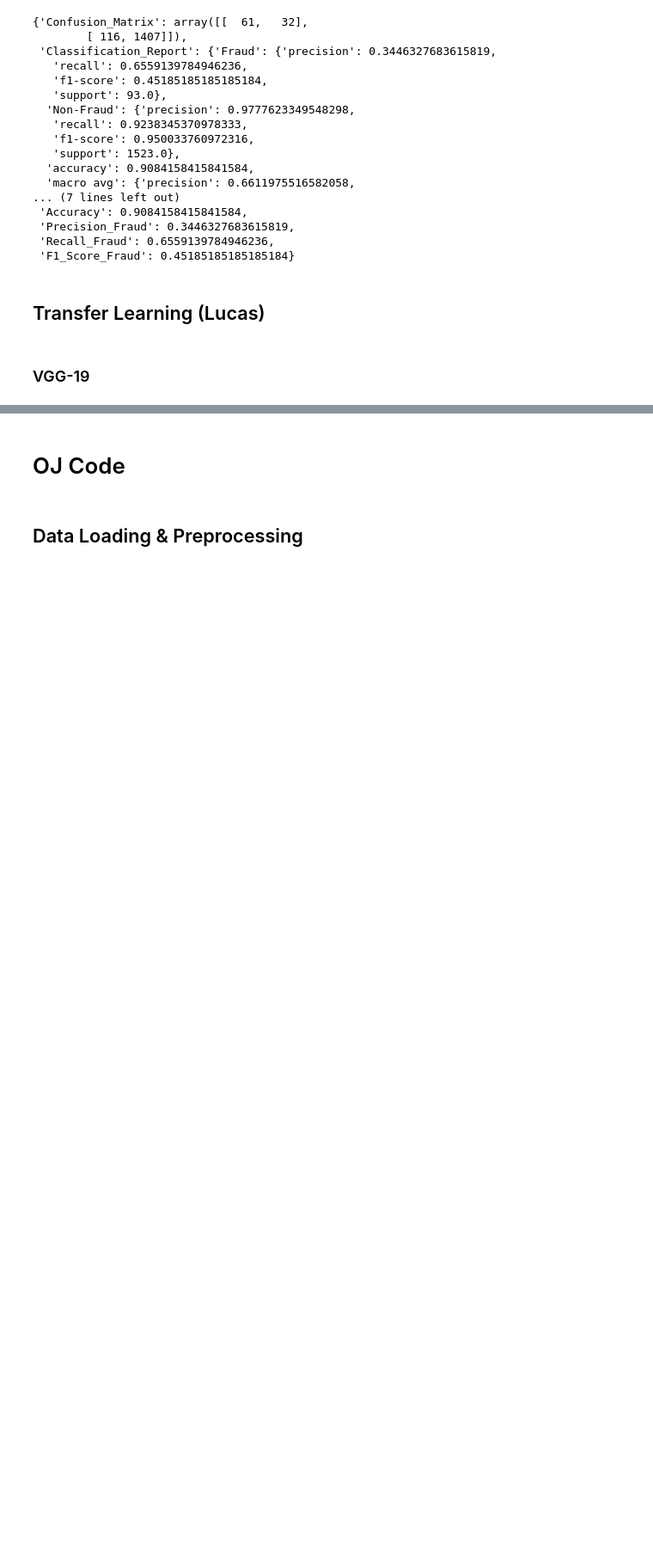
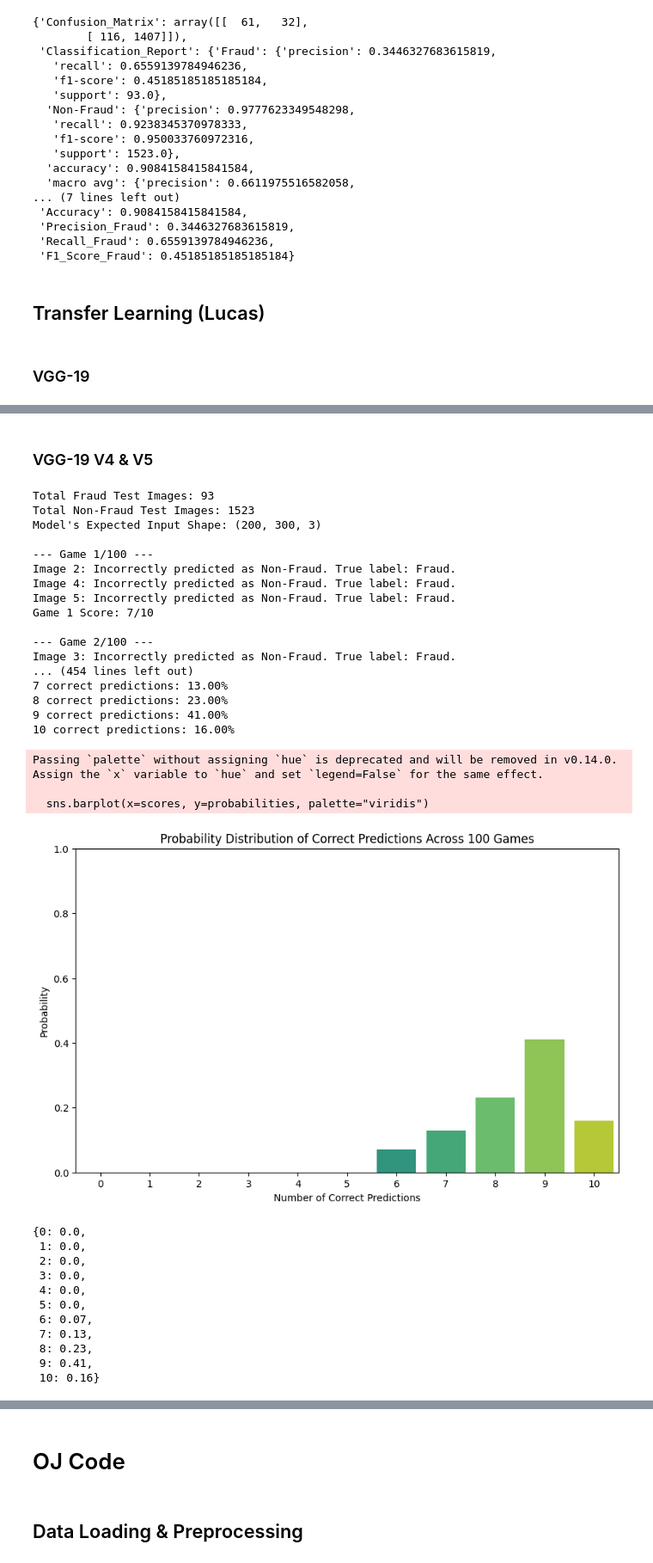
Before and after one commit to Lucas-Mueller/Beat-the-Model-Creation, a Jupyter notebook: Model_Creation.ipynb, the cells around one changed output, grey strips where cells are left out. Shown at 86% size. Saved outputs shown, nothing was run; the diff lists cells and outputs as text; code cells hidden in the pictures; blank space fills up the shorter version.

```diff
--- a/Model_Creation.ipynb
+++ b/Model_Creation.ipynb
@@ -560,0 +729,37 @@ Model: "VGG19_Model"
+# %% [markdown]
+### VGG-19 V4 & V5
+# %%
+simulate_games(model=trained_VGG19_v4, num_runs=100, images_per_game=10)
+# %% [output]
+Total Fraud Test Images: 93
+Total Non-Fraud Test Images: 1523
+Model's Expected Input Shape: (200, 300, 3)
+
+--- Game 1/100 ---
+Image 2: Incorrectly predicted as Non-Fraud. True label: Fraud.
+Image 4: Incorrectly predicted as Non-Fraud. True label: Fraud.
+Image 5: Incorrectly predicted as Non-Fraud. True label: Fraud.
+Game 1 Score: 7/10
+
+--- Game 2/100 ---
+Image 3: Incorrectly predicted as Non-Fraud. True label: Fraud.
+... (454 lines left out)
+7 correct predictions: 13.00%
+8 correct predictions: 23.00%
+9 correct predictions: 41.00%
+10 correct predictions: 16.00%
+Passing `palette` without assigning `hue` is deprecated and will be removed in v0.14.0. Assign the `x` variable to `hue` and set `legend=False` for the same effect.
+
+  sns.barplot(x=scores, y=probabilities, palette="viridis")
+[figure, added]
+{0: 0.0,
+ 1: 0.0,
+ 2: 0.0,
+ 3: 0.0,
+ 4: 0.0,
+ 5: 0.0,
+ 6: 0.07,
+ 7: 0.13,
+ 8: 0.23,
+ 9: 0.41,
+ 10: 0.16}
```
Also changed, not shown: parts of 39 cells of this notebook, 23 other files.
